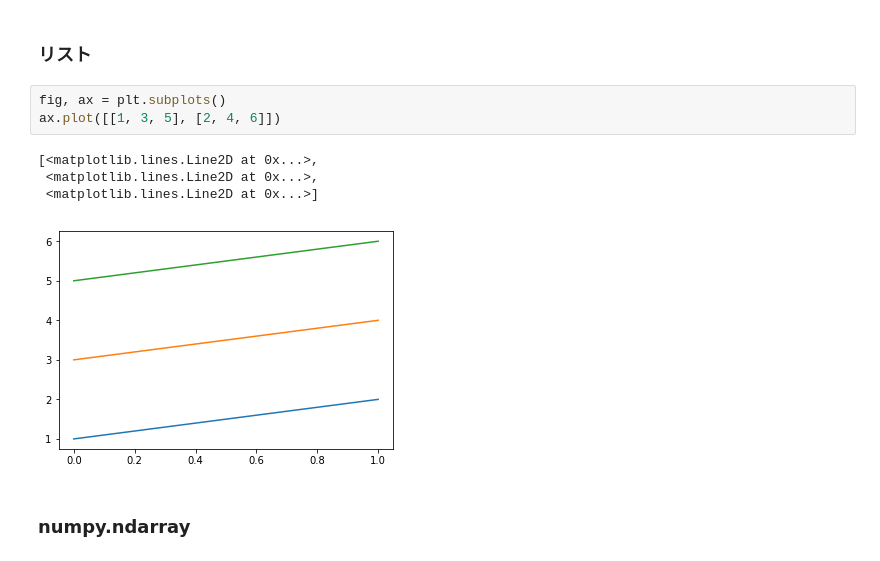
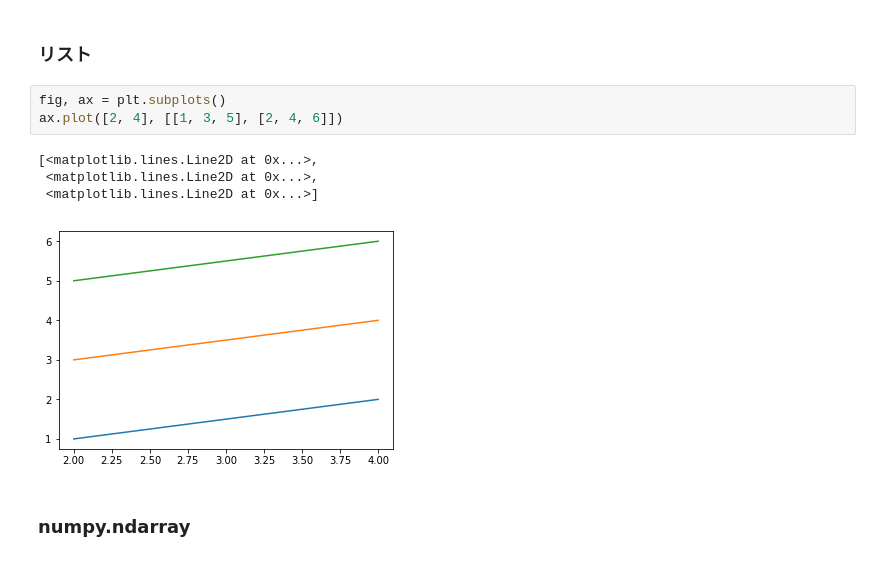
Before and after one commit to terapyon/intro-to-visualization-tutorial, a Jupyter notebook: 3-visualization/3-2-Matplotlib-basic.ipynb, the cells around one changed output. Drawn from its saved outputs; the diff is of its cells as text.

```diff
--- a/3-visualization/3-2-Matplotlib-basic.ipynb
+++ b/3-visualization/3-2-Matplotlib-basic.ipynb
@@ -187,12 +197,12 @@ ax.plot((1, 2))
 ### リスト
 # %%
 fig, ax = plt.subplots()
-ax.plot([[1, 3, 5], [2, 4, 6]])
+ax.plot([2, 4], [[1, 3, 5], [2, 4, 6]])
 # %% [output]
 [<matplotlib.lines.Line2D at 0x...>,
  <matplotlib.lines.Line2D at 0x...>,
  <matplotlib.lines.Line2D at 0x...>]
-[figure, old version]
+[figure, new version]
 # %% [markdown]
 ### numpy.ndarray
 # %%
```
Also changed, not shown: parts of 2 cells of this notebook.
